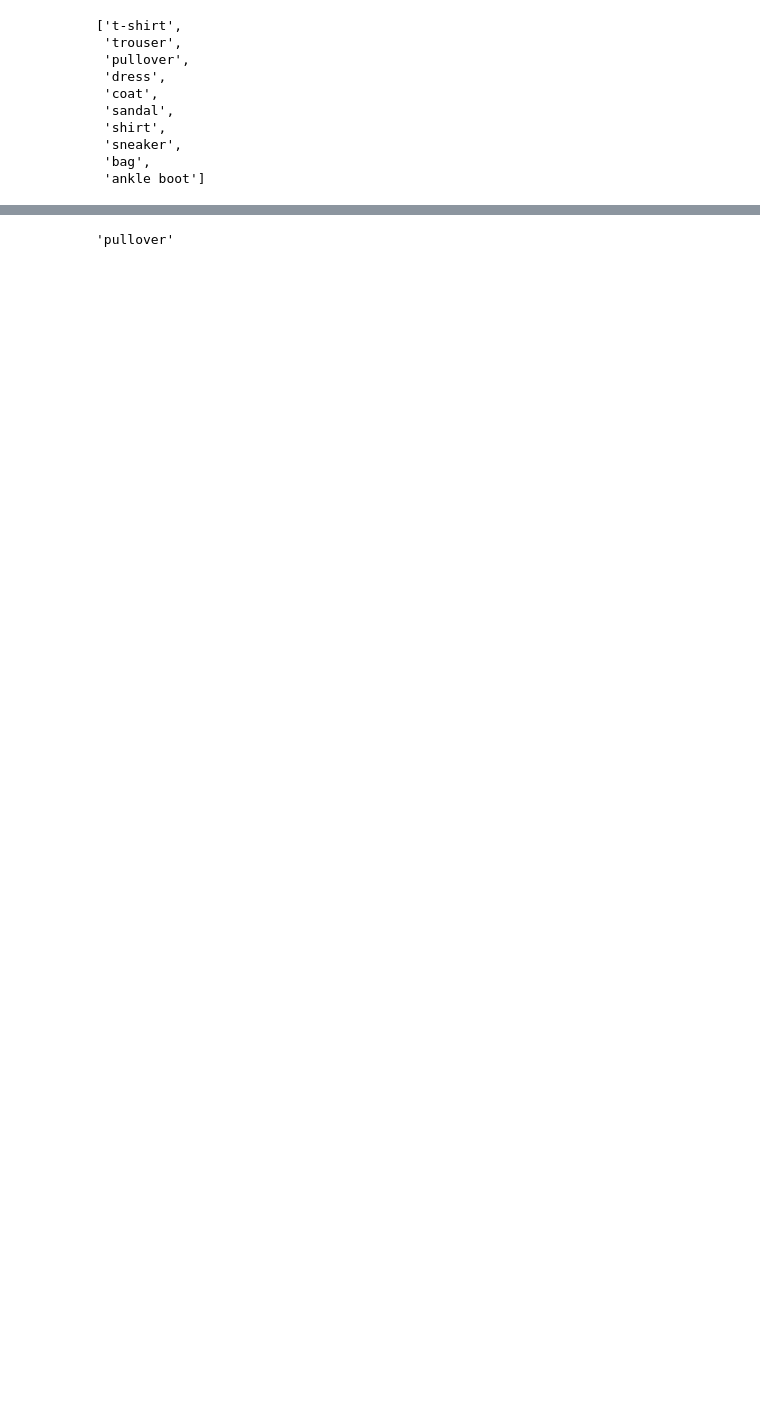
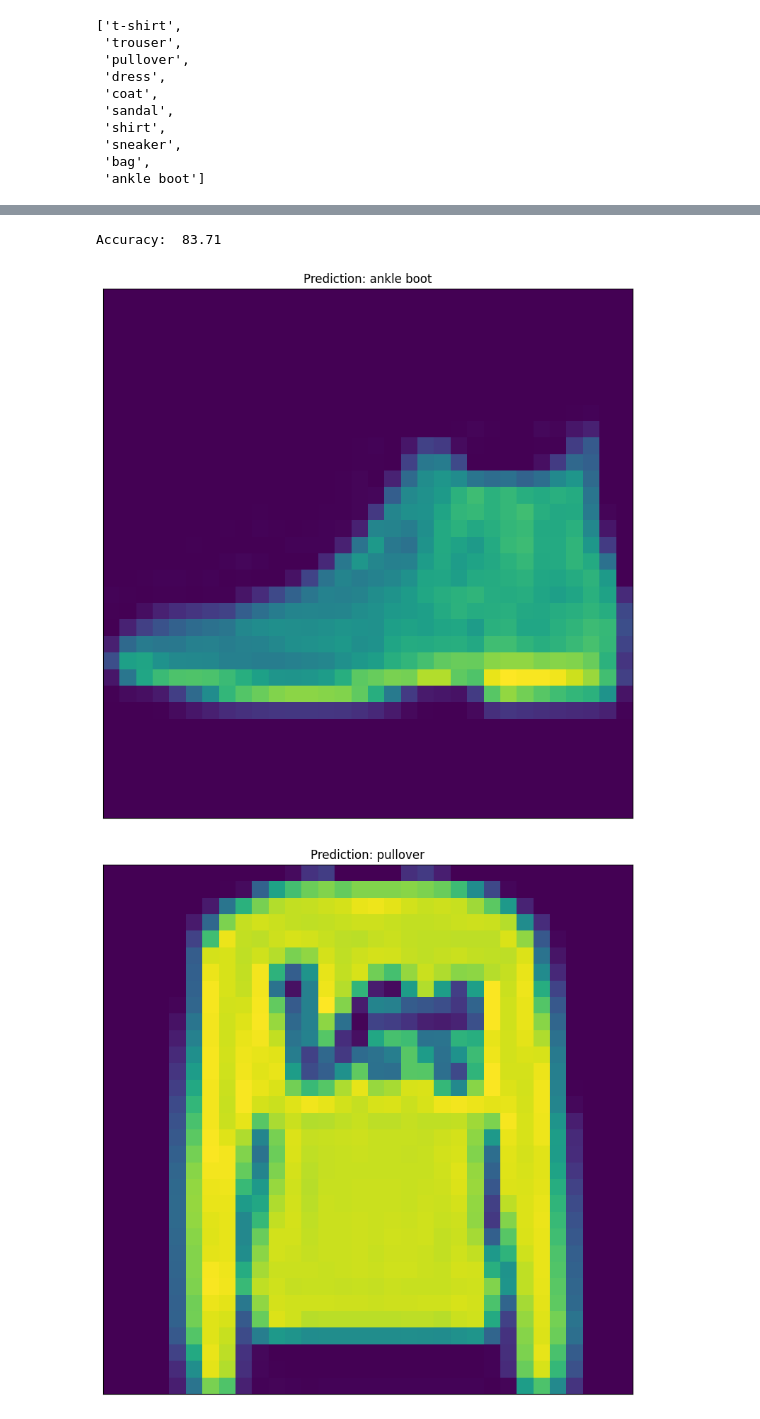
Before and after one commit to git-tejassh/mlFromScratch, a Jupyter notebook: softmaxRegression/main_notebook.ipynb, the cells around one changed output, grey strips where cells are left out. Cells and saved outputs as stored; diff of their text form; code cells hidden in the pictures; blank space fills up the shorter version.

Commit message:
corrected accuracy measuring code in softmaxregression ipynb, accuracy: 83.71

```diff
--- a/softmaxRegression/main_notebook.ipynb
+++ b/softmaxRegression/main_notebook.ipynb
@@ -104,4 +80,24 @@ Accuracy:  80.0
-# %%
-pred[0]
-# %% [output]
-'pullover'
+# %%
+n = len(val_loader)
+total  = 0
+score = 0
+for x_batch, y_batch in val_loader:
+    for i in range(x_batch.shape[0]):
+        pred = torch.tensor(softmax_reg.predict(x_batch[i:i+1]))
+        truth = y_batch[i]
+        total+=1
+
+        if pred == truth:
+            score += 1
+
+
+print("Accuracy: ", (score/total)*100)
+# %% [output]
+Accuracy:  83.71
+# %%
+n = 5
+for n in range(n):
+    softmax_reg.plot_predict(x[n])
+# %% [output]
+[figure, added]
+[figure, added]
```
Also changed, not shown: parts of 6 cells of this notebook, 2 other files.
